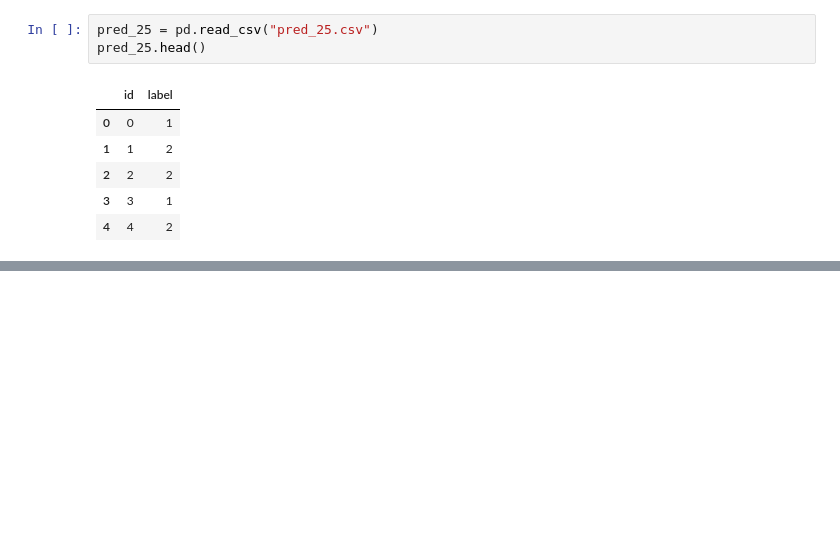
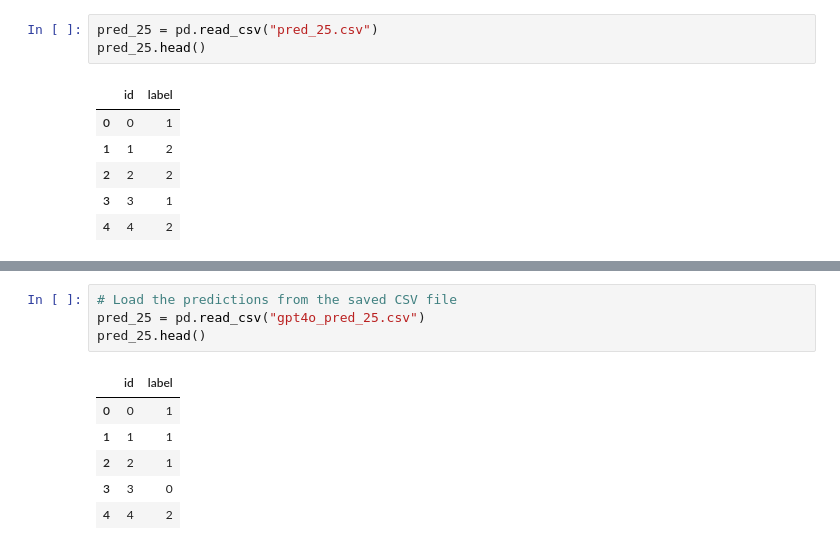
Before and after one commit to mgalao/text-mining-project, a Jupyter notebook: notebooks/extra_classification.ipynb, the cells around one changed output, grey strips where cells are left out. Cells and saved outputs as stored; diff of their text form; blank space fills up the shorter version.

```diff
--- a/notebooks/twitter-roberta-base.ipynb
+++ b/notebooks/extra_classification.ipynb
@@ -143,0 +311,11 @@ pred_25.head()
+# %%
+# Load the predictions from the saved CSV file
+pred_25 = pd.read_csv("gpt4o_pred_25.csv")
+pred_25.head()
+# %% [output]
+|  | id | label |
+| 0 | 0 | 1 |
+| 1 | 1 | 1 |
+| 2 | 2 | 1 |
+| 3 | 3 | 0 |
+| 4 | 4 | 2 |
```
Also changed, not shown: parts of 26 cells of this notebook, 2 other files.
